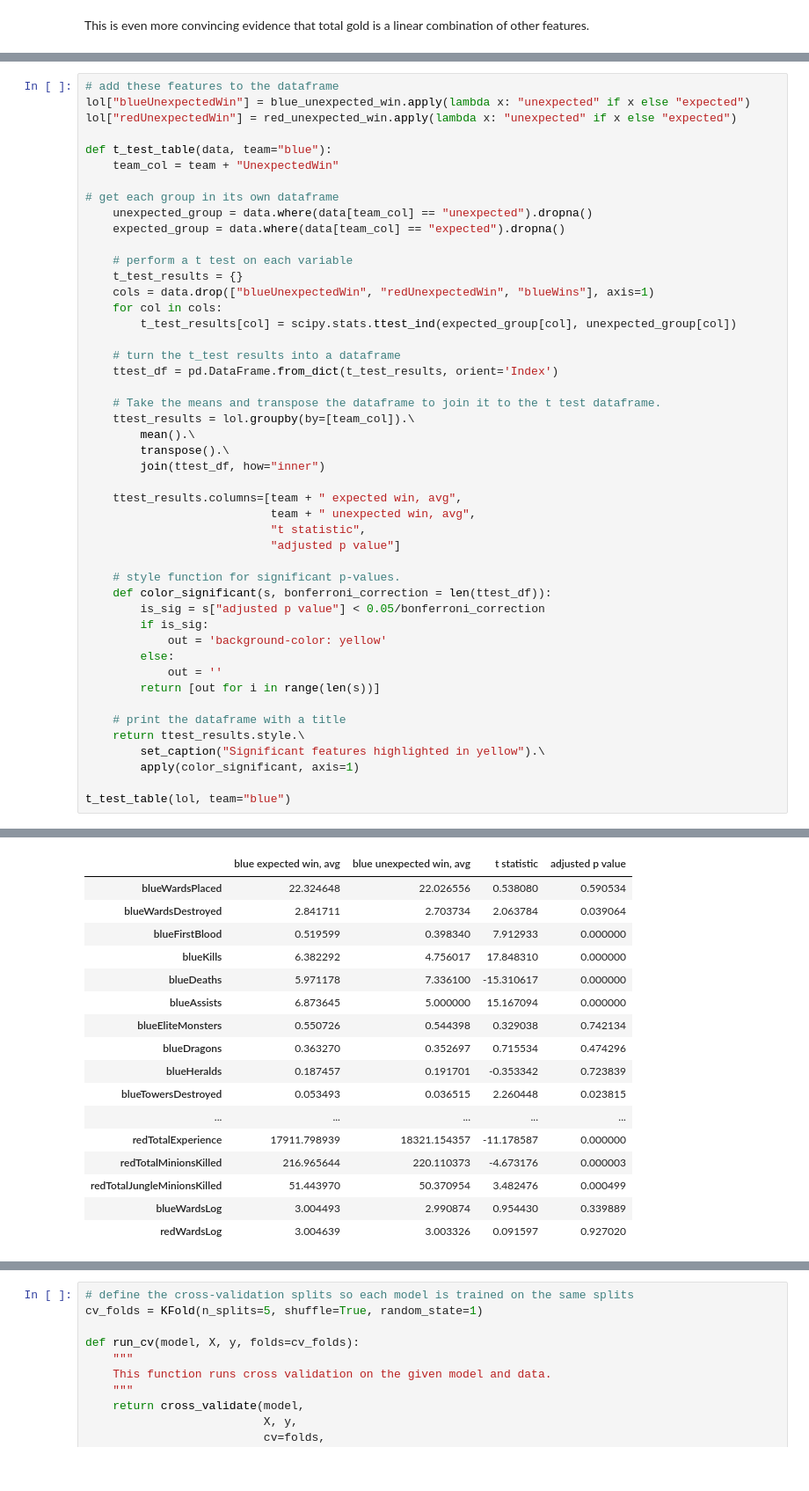
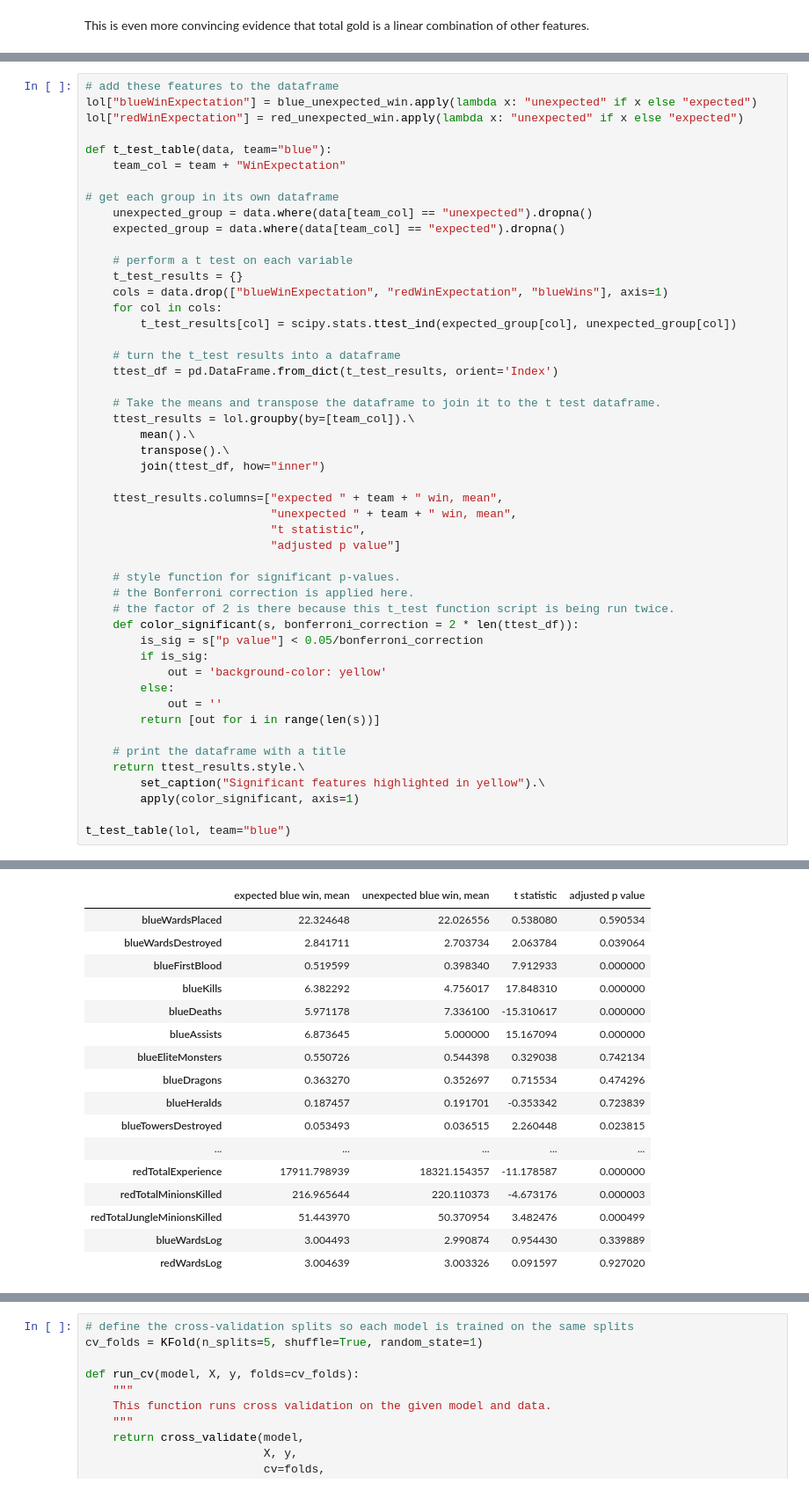
Before and after one commit to awray3/league_of_legends, a Jupyter notebook: league_of_legends.ipynb, the cells around one changed output, grey strips where cells are left out. Shown at 88% size. Saved outputs shown, nothing was run; the diff lists cells and outputs as text.

```diff
--- a/league_of_legends.ipynb
+++ b/league_of_legends.ipynb
@@ -261,10 +306,10 @@ To answer this I will examine unexpected blue wins by grouping the rows by expec
 # %%
 # add these features to the dataframe
-lol["blueUnexpectedWin"] = blue_unexpected_win.apply(lambda x: "unexpected" if x else "expected")
-lol["redUnexpectedWin"] = red_unexpected_win.apply(lambda x: "unexpected" if x else "expected")
+lol["blueWinExpectation"] = blue_unexpected_win.apply(lambda x: "unexpected" if x else "expected")
+lol["redWinExpectation"] = red_unexpected_win.apply(lambda x: "unexpected" if x else "expected")
 
 def t_test_table(data, team="blue"):
-    team_col = team + "UnexpectedWin"
+    team_col = team + "WinExpectation"
 
 # get each group in its own dataframe
     unexpected_group = data.where(data[team_col] == "unexpected").dropna()
@@ -272,42 +317,44 @@ def t_test_table(data, team="blue"):
 
     # perform a t test on each variable
     t_test_results = {}
-    cols = data.drop(["blueUnexpectedWin", "redUnexpectedWin", "blueWins"], axis=1)
+    cols = data.drop(["blueWinExpectation", "redWinExpectation", "blueWins"], axis=1)
     for col in cols:
         t_test_results[col] = scipy.stats.ttest_ind(expected_group[col], unexpected_group[col])
 
     # turn the t_test results into a dataframe
     ttest_df = pd.DataFrame.from_dict(t_test_results, orient='Index')
 
     # Take the means and transpose the dataframe to join it to the t test dataframe.
     ttest_results = lol.groupby(by=[team_col]).\
         mean().\
         transpose().\
         join(ttest_df, how="inner")
 
-    ttest_results.columns=[team + " expected win, avg",
-                           team + " unexpected win, avg",
+    ttest_results.columns=["expected " + team + " win, mean",
+                           "unexpected " + team + " win, mean",
                            "t statistic",
                            "adjusted p value"]
 
     # style function for significant p-values.
-    def color_significant(s, bonferroni_correction = len(ttest_df)):
-        is_sig = s["adjusted p value"] < 0.05/bonferroni_correction
+    # the Bonferroni correction is applied here.
+    # the factor of 2 is there because this t_test function script is being run twice.
+    def color_significant(s, bonferroni_correction = 2 * len(ttest_df)):
+        is_sig = s["p value"] < 0.05/bonferroni_correction
         if is_sig:
             out = 'background-color: yellow'
         else:
             out = ''
         return [out for i in range(len(s))]
 
     # print the dataframe with a title
     return ttest_results.style.\
         set_caption("Significant features highlighted in yellow").\
         apply(color_significant, axis=1)
 
 t_test_table(lol, team="blue")
 # %% [output]
 Significant features highlighted in yellow
-|  | blue expected win, avg | blue unexpected win, avg | t statistic | adjusted p value |
+|  | expected blue win, mean | unexpected blue win, mean | t statistic | adjusted p value |
 | blueWardsPlaced | 22.324648 | 22.026556 | 0.538080 | 0.590534 |
 | blueWardsDestroyed | 2.841711 | 2.703734 | 2.063784 | 0.039064 |
 | blueFirstBlood | 0.519599 | 0.398340 | 7.912933 | 0.000000 |
```
Also changed, not shown: parts of 51 cells of this notebook.
